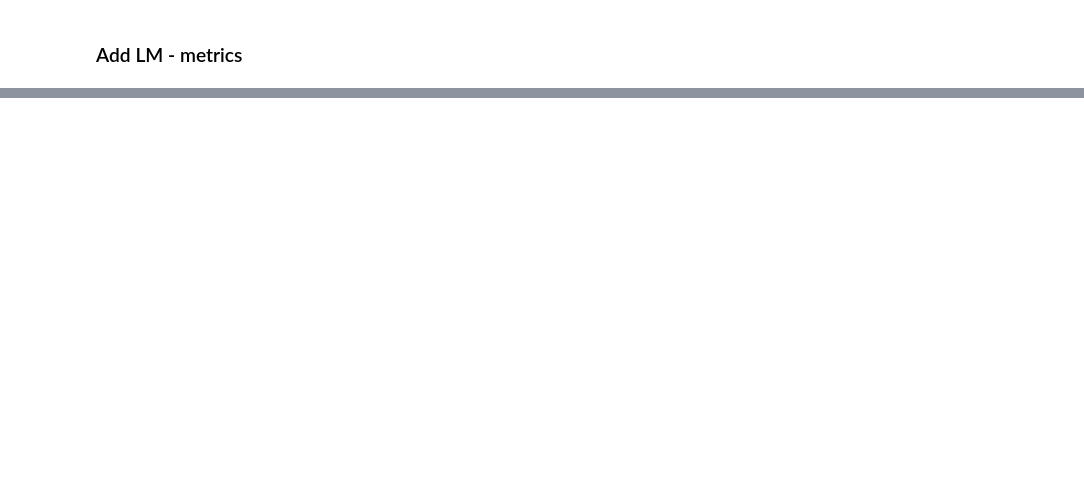
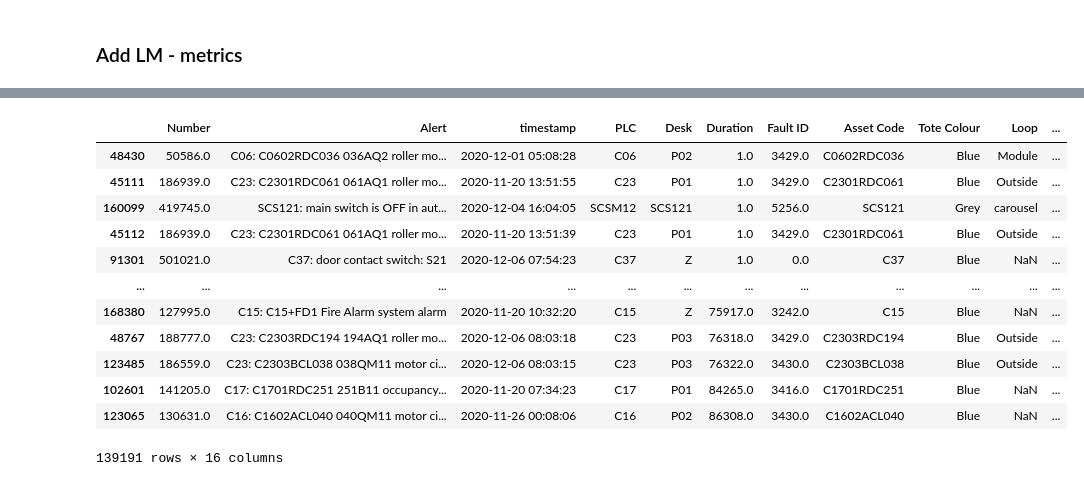
Before and after one commit to ch4413/scs, a Jupyter notebook: notebooks/Basic Model Jamie.ipynb, the cells around one changed output, grey strips where cells are left out. Saved outputs shown, nothing was run; the diff lists cells and outputs as text; code cells hidden in the pictures; blank space fills up the shorter version.

Commit message:
Added in option to filter of warning fault ID and removingdoor faults over an hour

```diff
--- a/notebooks/Basic Model Jamie.ipynb
+++ b/notebooks/Basic Model Jamie.ipynb
@@ -152,0 +276,16 @@ y
+# %%
+fa
+# %% [output]
+|  | Number | Alert | timestamp | PLC | Desk | Duration | Fault ID | Asset Code | Tote Colour | Loop | ... |
+| 48430 | 50586.0 | C06: C0602RDC036 036AQ2 roller mo... | 2020-12-01 05:08:28 | C06 | P02 | 1.0 | 3429.0 | C0602RDC036 | Blue | Module | ... |
+| 45111 | 186939.0 | C23: C2301RDC061 061AQ1 roller mo... | 2020-11-20 13:51:55 | C23 | P01 | 1.0 | 3429.0 | C2301RDC061 | Blue | Outside | ... |
+| 160099 | 419745.0 | SCS121: main switch is OFF in aut... | 2020-12-04 16:04:05 | SCSM12 | SCS121 | 1.0 | 5256.0 | SCS121 | Grey | carousel | ... |
+| 45112 | 186939.0 | C23: C2301RDC061 061AQ1 roller mo... | 2020-11-20 13:51:39 | C23 | P01 | 1.0 | 3429.0 | C2301RDC061 | Blue | Outside | ... |
+| 91301 | 501021.0 | C37: door contact switch: S21 | 2020-12-06 07:54:23 | C37 | Z | 1.0 | 0.0 | C37 | Blue | NaN | ... |
+| ... | ... | ... | ... | ... | ... | ... | ... | ... | ... | ... | ... |
+| 168380 | 127995.0 | C15: C15+FD1 Fire Alarm system alarm | 2020-11-20 10:32:20 | C15 | Z | 75917.0 | 3242.0 | C15 | Blue | NaN | ... |
+| 48767 | 188777.0 | C23: C2303RDC194 194AQ1 roller mo... | 2020-12-06 08:03:18 | C23 | P03 | 76318.0 | 3429.0 | C2303RDC194 | Blue | Outside | ... |
+| 123485 | 186559.0 | C23: C2303BCL038 038QM11 motor ci... | 2020-12-06 08:03:15 | C23 | P03 | 76322.0 | 3430.0 | C2303BCL038 | Blue | Outside | ... |
+| 102601 | 141205.0 | C17: C1701RDC251 251B11 occupancy... | 2020-11-20 07:34:23 | C17 | P01 | 84265.0 | 3416.0 | C1701RDC251 | Blue | NaN | ... |
+| 123065 | 130631.0 | C16: C1602ACL040 040QM11 motor ci... | 2020-11-26 00:08:06 | C16 | P02 | 86308.0 | 3430.0 | C1602ACL040 | Blue | NaN | ... |
+139191 rows × 16 columns
```
Also changed, not shown: parts of 16 cells of this notebook, 2 other files.
